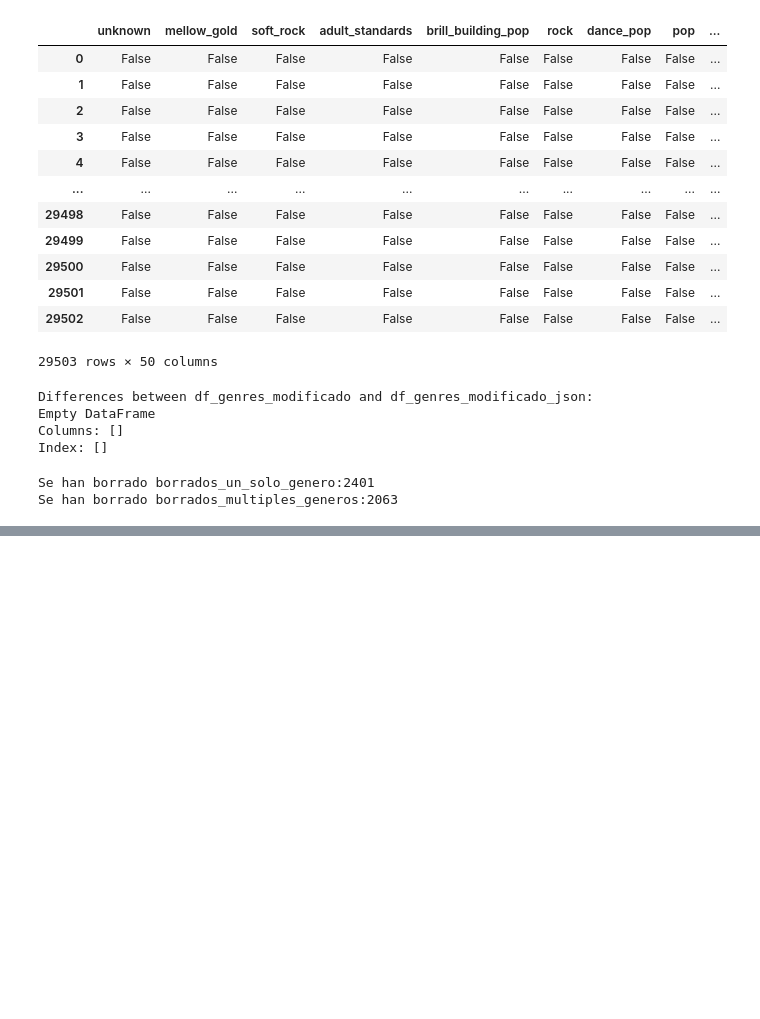
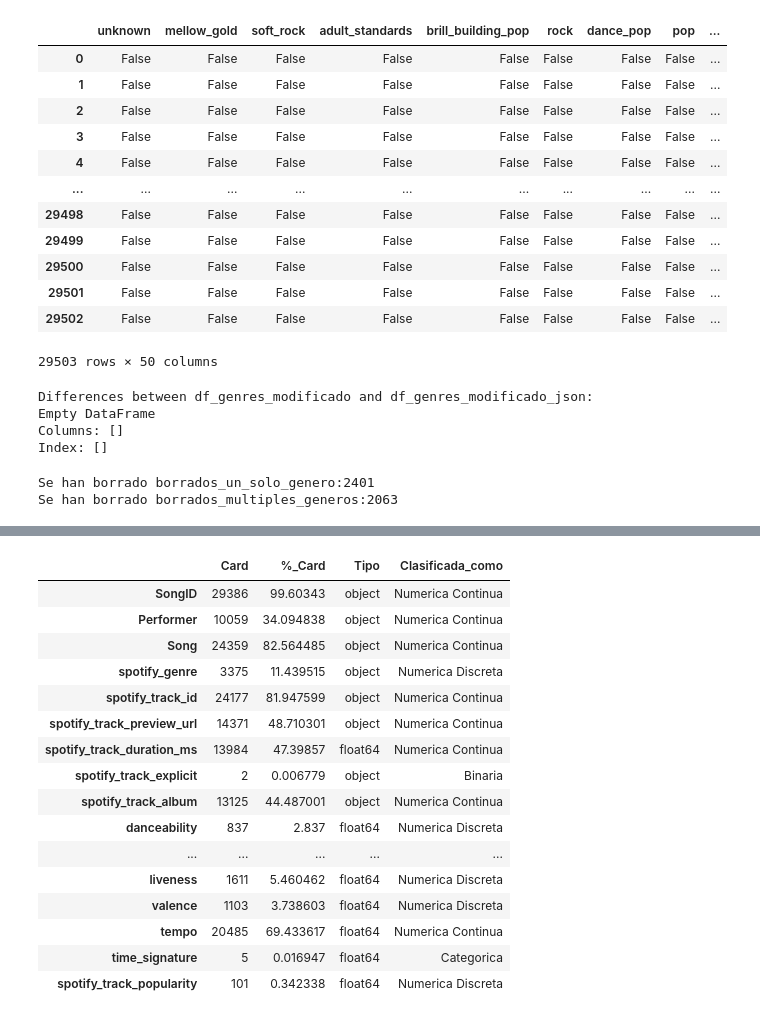
Before and after one commit to jorgegmayorgas/ONLINE_DS_THEBRIDGE_JORGE_GIMENEZ, a Jupyter notebook: EDA/Billboard Hot weekly charts/1-Definicion_EDA_v2.ipynb, the cells around one changed output, grey strips where cells are left out. Cells and saved outputs as stored; diff of their text form; code cells hidden in the pictures; blank space fills up the shorter version.

```diff
--- a/EDA/Billboard Hot weekly charts/1-Definicion_EDA_v2.ipynb
+++ b/EDA/Billboard Hot weekly charts/1-Definicion_EDA_v2.ipynb
@@ -401,0 +571,27 @@ df_Hot_100_Audio_Features_EDA=df_genres_modificado.copy()
+# %%
+df_tipificacion_df_Hot_Audio_Features= pd.DataFrame([df_Hot_100_Audio_Features.nunique(), df_Hot_100_Audio_Features.nunique()/len(df_Hot_100_Audio_Features) * 100, df_Hot_100_Audio_Features.dtypes]).T.rename(columns = {0: "Card",\
+                                                                                                                                 1: "%_Card", 2: "Tipo"})
+df_tipificacion_df_Hot_Audio_Features
+df_tipificacion_df_Hot_Audio_Features["Clasificada_como"] = "Categorica" # PArtiendo de que casi todas parecen categóricas
+df_tipificacion_df_Hot_Audio_Features.loc[df_tipificacion_df_Hot_Audio_Features.Card == 2, "Clasificada_como"] = "Binaria"
+df_tipificacion_df_Hot_Audio_Features.loc[df_tipificacion_df_Hot_Audio_Features["Card"] > 10, "Clasificada_como"] ="Numerica Discreta"
+df_tipificacion_df_Hot_Audio_Features.loc[df_tipificacion_df_Hot_Audio_Features["%_Card"] > 30, "Clasificada_como"] = "Numerica Continua"
+df_tipificacion_df_Hot_Audio_Features
+# %% [output]
+|  | Card | %_Card | Tipo | Clasificada_como |
+| SongID | 29386 | 99.60343 | object | Numerica Continua |
+| Performer | 10059 | 34.094838 | object | Numerica Continua |
+| Song | 24359 | 82.564485 | object | Numerica Continua |
+| spotify_genre | 3375 | 11.439515 | object | Numerica Discreta |
+| spotify_track_id | 24177 | 81.947599 | object | Numerica Continua |
+| spotify_track_preview_url | 14371 | 48.710301 | object | Numerica Continua |
+| spotify_track_duration_ms | 13984 | 47.39857 | float64 | Numerica Continua |
+| spotify_track_explicit | 2 | 0.006779 | object | Binaria |
+| spotify_track_album | 13125 | 44.487001 | object | Numerica Continua |
+| danceability | 837 | 2.837 | float64 | Numerica Discreta |
+| ... | ... | ... | ... | ... |
+| liveness | 1611 | 5.460462 | float64 | Numerica Discreta |
+| valence | 1103 | 3.738603 | float64 | Numerica Discreta |
+| tempo | 20485 | 69.433617 | float64 | Numerica Continua |
+| time_signature | 5 | 0.016947 | float64 | Categorica |
+| spotify_track_popularity | 101 | 0.342338 | float64 | Numerica Discreta |
```
Also changed, not shown: parts of 24 cells of this notebook, 3 other files.
